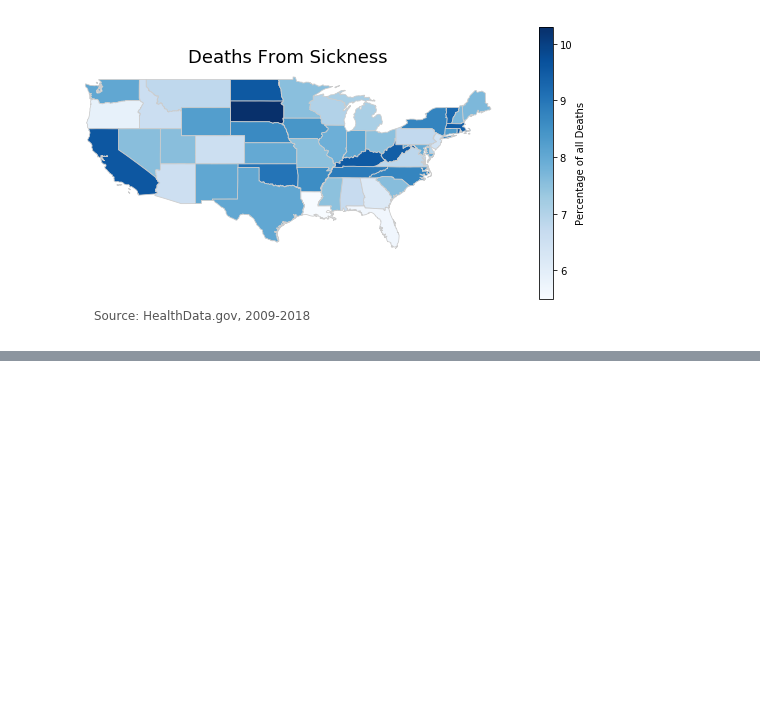
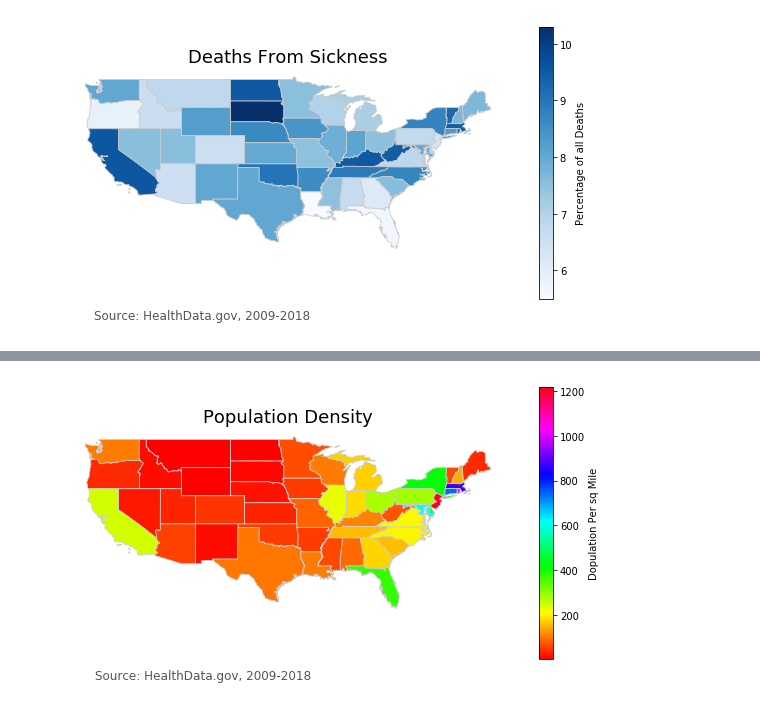
Before and after one commit to Daniel-Lomeland/Bristol_Bay_Fishing, a Jupyter notebook: GeoPandas_State_Maps.ipynb, the cells around one changed output, grey strips where cells are left out. Drawn from its saved outputs; the diff is of its cells as text; code cells hidden in the pictures; blank space fills up the shorter version.

```diff
--- a/GeoPandas_State_Maps.ipynb
+++ b/GeoPandas_State_Maps.ipynb
@@ -82,0 +96,4 @@ map('Percentage of Children 0-18',merged,'Children 0-18','YlGn',[32,20],'percent
+# %%
+map('Population Density',merged48,'Density (Pop./ mi2)','hsv',[1218,6],'Dopulation Per sq Mile')
+# %% [output]
+[figure, added]
```
Also changed, not shown: parts of 8 cells of this notebook, 3 other files.
